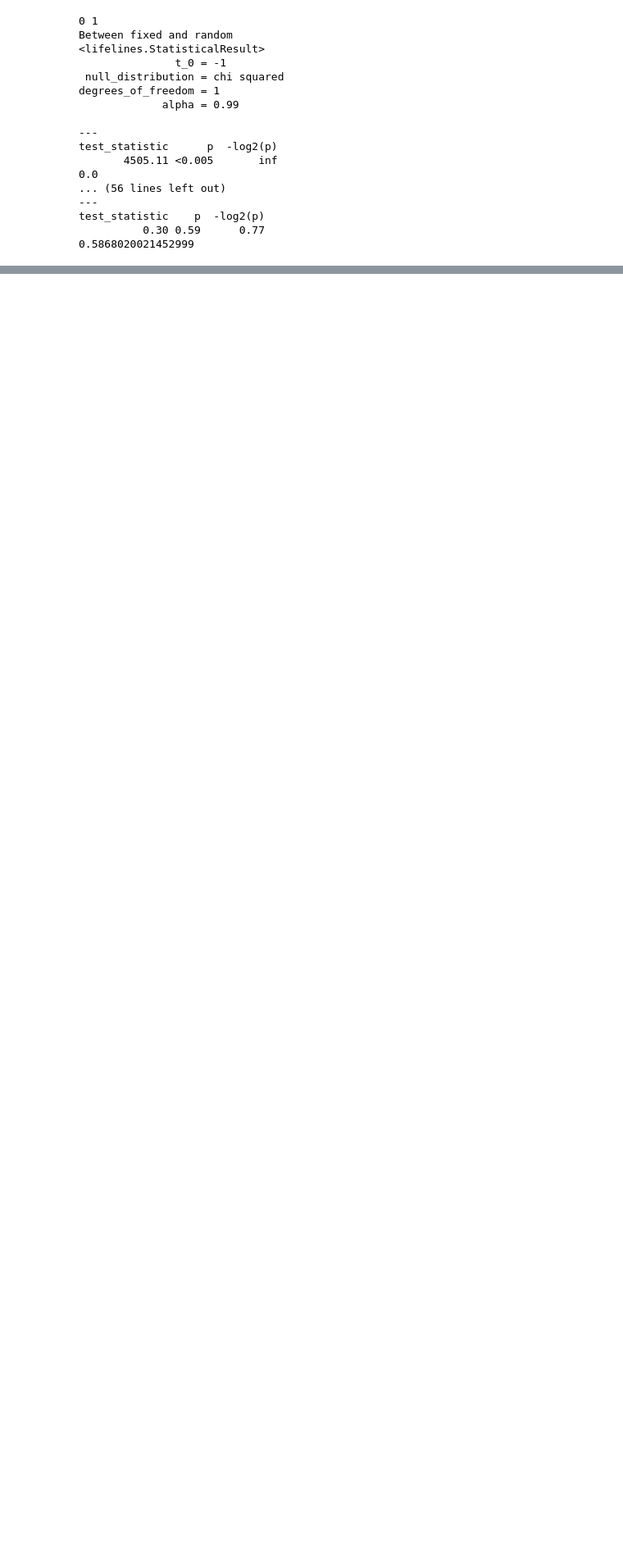
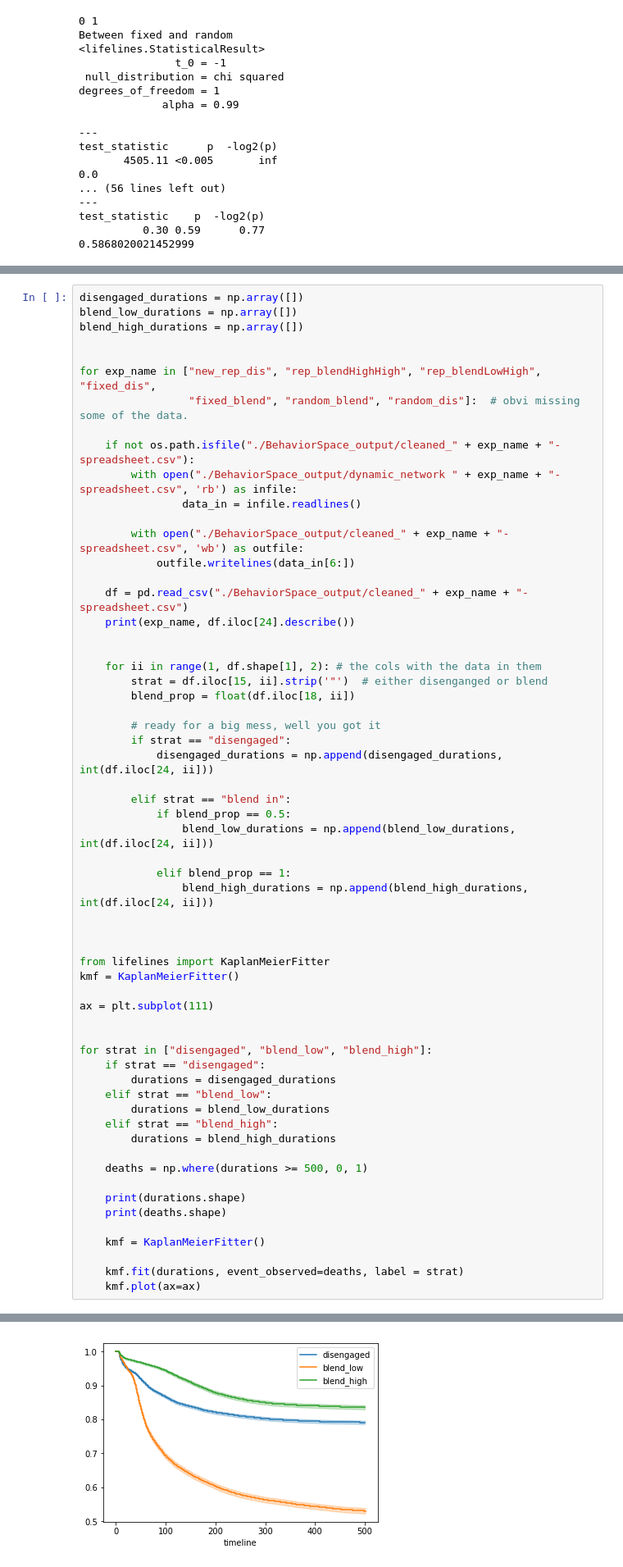
Before and after one commit to nicholson2208/mmss-thesis, a Jupyter notebook: SurvivalAnalysis.ipynb, the cells around one changed output, grey strips where cells are left out. Shown at 82% size. Cells and saved outputs as stored; diff of their text form; blank space fills up the shorter version.

```diff
--- a/SurvivalAnalysis.ipynb
+++ b/SurvivalAnalysis.ipynb
@@ -617,0 +620,61 @@ test_statistic    p  -log2(p)
+# %%
+disengaged_durations = np.array([])
+blend_low_durations = np.array([])
+blend_high_durations = np.array([])
+
+
+for exp_name in ["new_rep_dis", "rep_blendHighHigh", "rep_blendLowHigh", "fixed_dis",
+                 "fixed_blend", "random_blend", "random_dis"]:  # obvi missing some of the data.
+
+    if not os.path.isfile("./BehaviorSpace_output/cleaned_" + exp_name + "-spreadsheet.csv"):
+        with open("./BehaviorSpace_output/dynamic_network " + exp_name + "-spreadsheet.csv", 'rb') as infile:
+                data_in = infile.readlines()
+
+        with open("./BehaviorSpace_output/cleaned_" + exp_name + "-spreadsheet.csv", 'wb') as outfile:
+            outfile.writelines(data_in[6:])
+
+    df = pd.read_csv("./BehaviorSpace_output/cleaned_" + exp_name + "-spreadsheet.csv")
+    print(exp_name, df.iloc[24].describe())
+
+
+    for ii in range(1, df.shape[1], 2): # the cols with the data in them
+        strat = df.iloc[15, ii].strip('"')  # either disenganged or blend
+        blend_prop = float(df.iloc[18, ii])
+
+        # ready for a big mess, well you got it
+        if strat == "disengaged":
+            disengaged_durations = np.append(disengaged_durations, int(df.iloc[24, ii]))
+
+        elif strat == "blend in":
+            if blend_prop == 0.5:
+                blend_low_durations = np.append(blend_low_durations, int(df.iloc[24, ii]))
+
+            elif blend_prop == 1:
+                blend_high_durations = np.append(blend_high_durations, int(df.iloc[24, ii]))
+
+
+
+from lifelines import KaplanMeierFitter
+kmf = KaplanMeierFitter()
+
+ax = plt.subplot(111)
+
+
+for strat in ["disengaged", "blend_low", "blend_high"]:
+    if strat == "disengaged":
+        durations = disengaged_durations
+    elif strat == "blend_low":
+        durations = blend_low_durations
+    elif strat == "blend_high":
+        durations = blend_high_durations
+
+    deaths = np.where(durations >= 500, 0, 1)
+
+    print(durations.shape)
+    print(deaths.shape)
+
+    kmf = KaplanMeierFitter()
+
+    kmf.fit(durations, event_observed=deaths, label = strat)
+    kmf.plot(ax=ax)
+# %% [output]
@@ -617,0 +698 @@ test_statistic    p  -log2(p)
+[figure, added]
```
Also changed, not shown: parts of 5 cells of this notebook.
